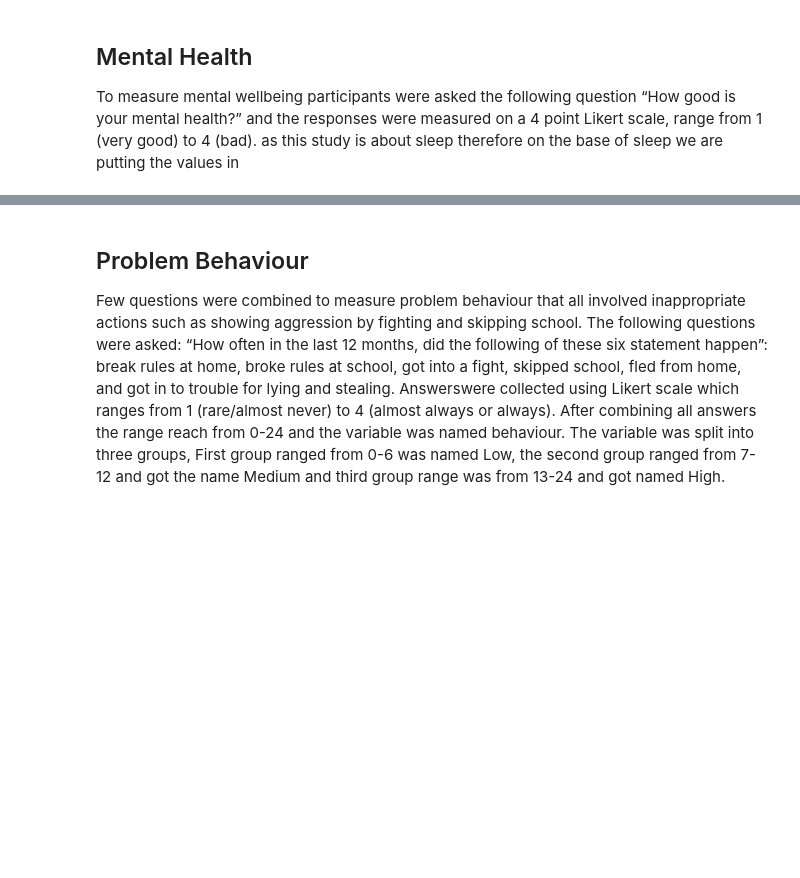
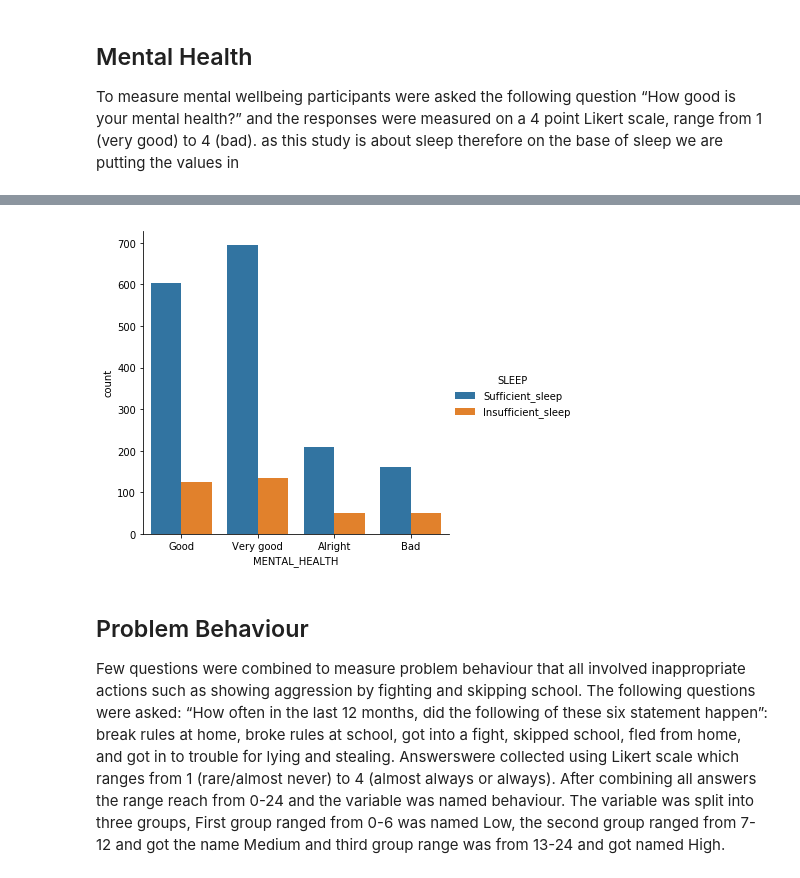
Before and after one commit to Freeha-S/ProgDA_Project, a Jupyter notebook: ProgDA-Project.ipynb, the cells around one changed output, grey strips where cells are left out. Saved outputs shown, nothing was run; the diff lists cells and outputs as text; code cells hidden in the pictures; blank space fills up the shorter version.

```diff
--- a/ProgDA-Project.ipynb
+++ b/ProgDA-Project.ipynb
@@ -442,10 +478,10 @@ s_data.groupby(['SLEEP','MEDIA']).count()
 To measure mental wellbeing participants were asked the following question “How good is your mental health?” and the responses were measured on a 4 point Likert scale, range from 1 (very good) to 4 (bad). as this study is about sleep therefore on the base of sleep we are putting the values in
 # %%
 # Very good 44.1% (876),Good 37.9% (754),Alright 12.5% (248),Bad 5.5%
-np.random.seed(256) # Set the random seed
+#np.random.seed(256) # Set the random seed
 mhealth=['Very good','Good','Alright','Bad']
 cnt = 0
-for idx, val in enumerate(data.itertuples()):
+for idx, val in enumerate(s_data.itertuples()):
     if s_data.SLEEP[idx] == 'Sufficient_sleep':
             s_data.loc[idx, 'MENTAL_HEALTH'] = np.random.choice(mhealth,p=[0.441,0.379,0.125,0.055])
 
@@ -463,3 +511,8 @@ s_data.groupby(['SLEEP','MENTAL_HEALTH']).count()
+# %%
+sns.catplot(x='MENTAL_HEALTH', hue="SLEEP",kind="count" ,data=s_data);
+plt.show()
+# %% [output]
+[figure, added]
 # %% [markdown]
 ## Problem Behaviour
 Few questions were combined to measure problem behaviour that all involved inappropriate actions such as showing aggression by fighting and skipping school. The following questions were asked: “How often in the last 12 months, did the following of these six statement happen”: break rules at home, broke rules at school, got into a fight, skipped school, fled from home, and got in to trouble for lying and stealing. Answerswere collected using Likert scale which ranges from 1 (rare/almost never) to 4 (almost always or always). After combining all answers the range reach from 0-24 and the variable was named behaviour. The variable was split into three groups, First group ranged from 0-6 was named Low, the second group ranged from 7-12 and got the name Medium and third group range was from 13-24 and got named High.
```
Also changed, not shown: parts of 45 cells of this notebook.
